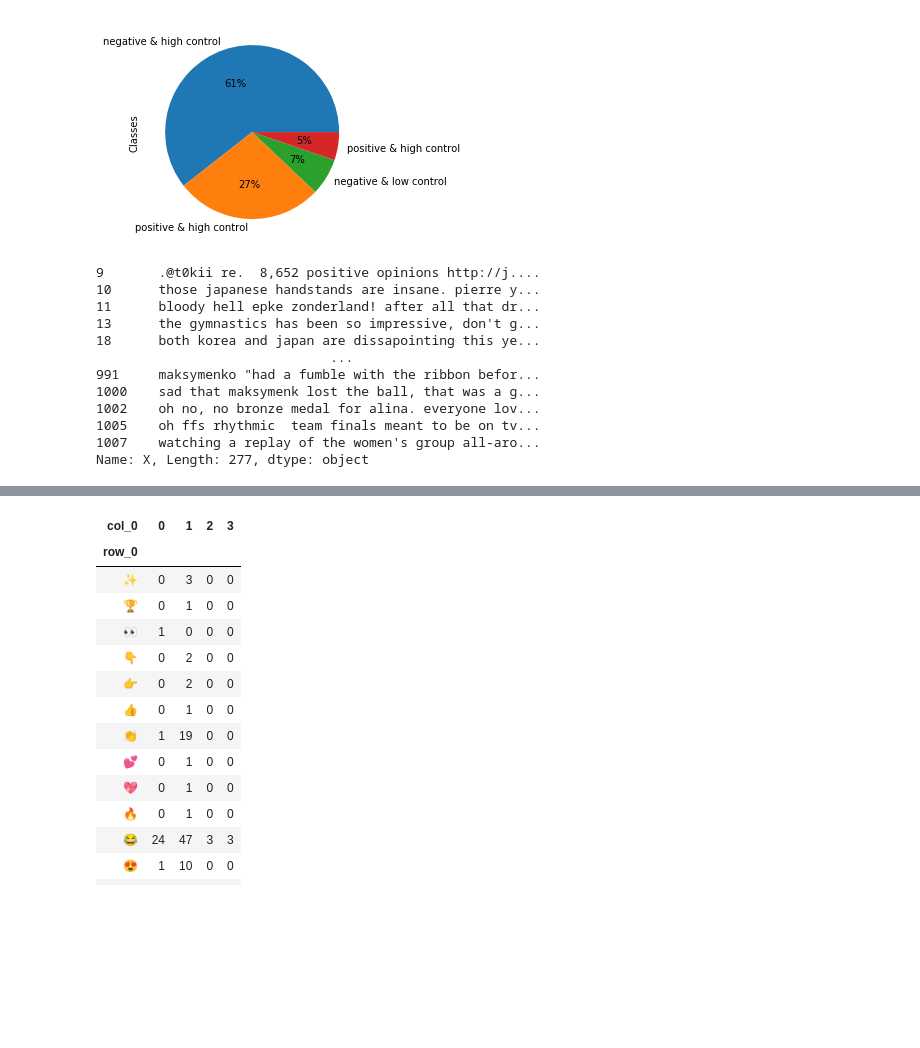
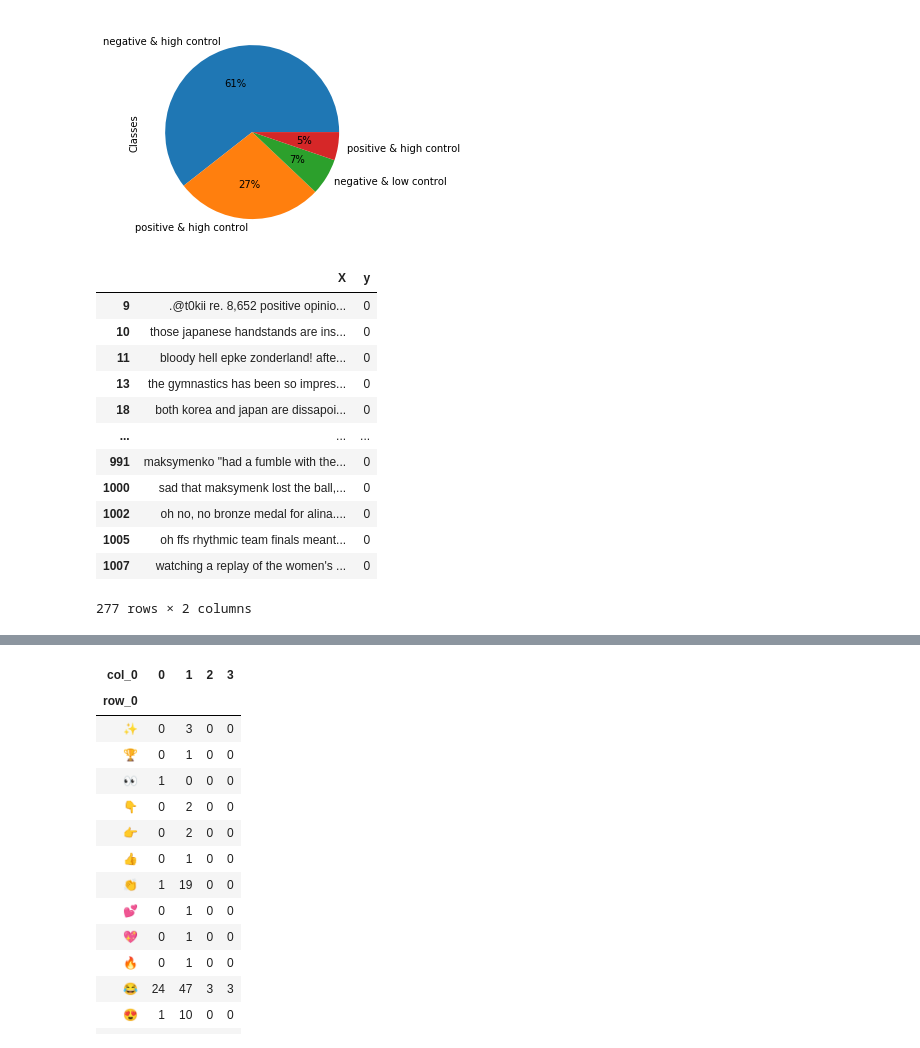
Before and after one commit to karabellyj/emoji-gpt2, a Jupyter notebook: notebooks/Olympic-experiments.ipynb, the cells around one changed output, grey strips where cells are left out. Cells and saved outputs as stored; diff of their text form; code cells hidden in the pictures; blank space fills up the shorter version.

```diff
--- a/notebooks/Olympic-experiments.ipynb
+++ b/notebooks/Olympic-experiments.ipynb
@@ -100,15 +100,16 @@ pd.set_option('display.width', 1000)
 # %%
-df.loc[df.y == 0, 'X']
+df.loc[df.y == 0]
 # %% [output]
+|  | X | y |
+| 9 | .@t0kii re. 8,652 positive opinio... | 0 |
+| 10 | those japanese handstands are ins... | 0 |
+| 11 | bloody hell epke zonderland! afte... | 0 |
+| 13 | the gymnastics has been so impres... | 0 |
+| 18 | both korea and japan are dissapoi... | 0 |
+| ... | ... | ... |
+| 991 | maksymenko "had a fumble with the... | 0 |
+| 1000 | sad that maksymenk lost the ball,... | 0 |
+| 1002 | oh no, no bronze medal for alina.... | 0 |
+| 1005 | oh ffs rhythmic team finals meant... | 0 |
+| 1007 | watching a replay of the women's ... | 0 |
-9       .@t0kii re.  8,652 positive opinions http://j....
-10      those japanese handstands are insane. pierre y...
-11      bloody hell epke zonderland! after all that dr...
-13      the gymnastics has been so impressive, don't g...
-18      both korea and japan are dissapointing this ye...
-                              ...
-991     maksymenko "had a fumble with the ribbon befor...
-1000    sad that maksymenk lost the ball, that was a g...
-1002    oh no, no bronze medal for alina. everyone lov...
-1005    oh ffs rhythmic  team finals meant to be on tv...
-1007    watching a replay of the women's group all-aro...
-Name: X, Length: 277, dtype: object
+277 rows × 2 columns
```
Also changed, not shown: parts of 4 cells of this notebook.
